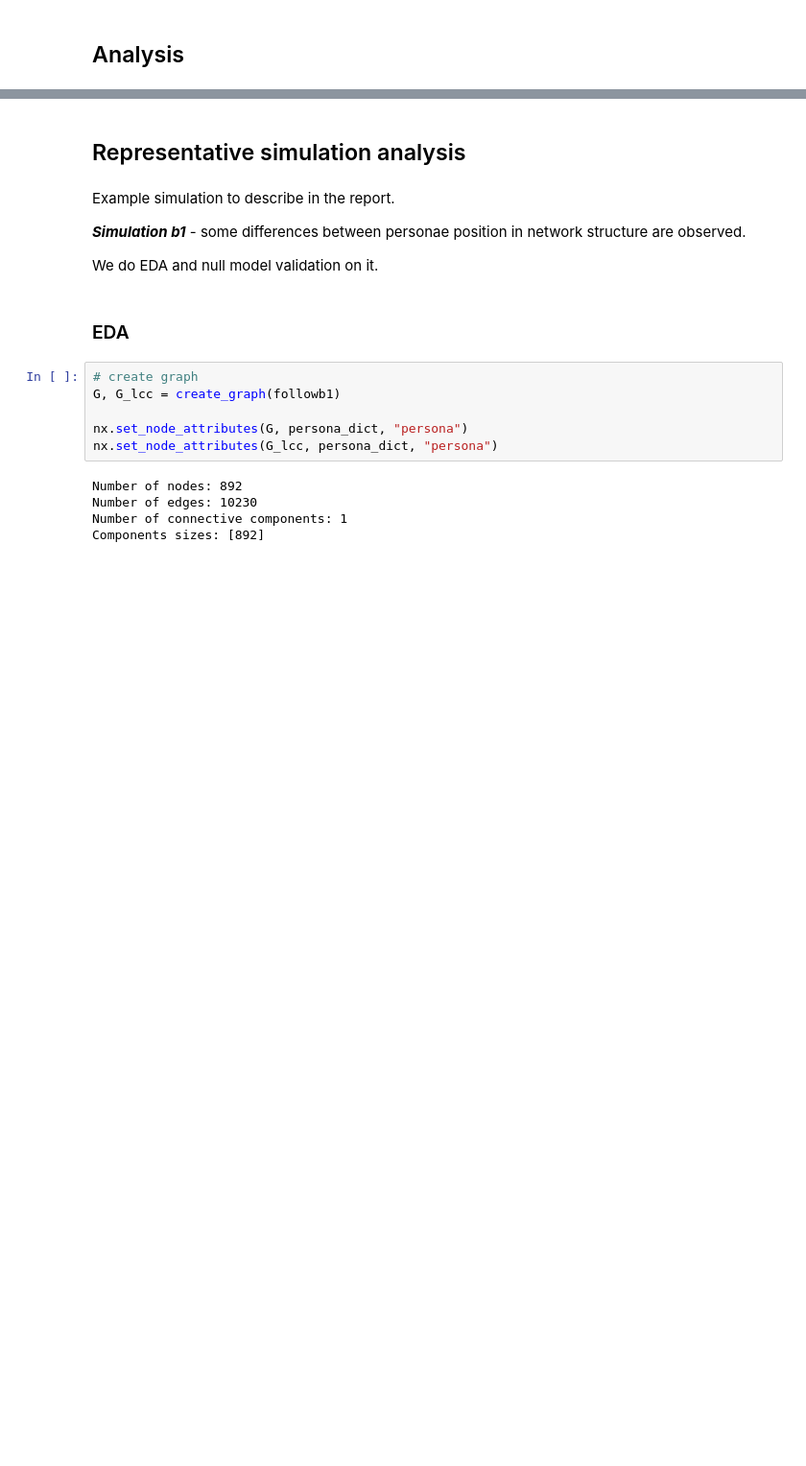
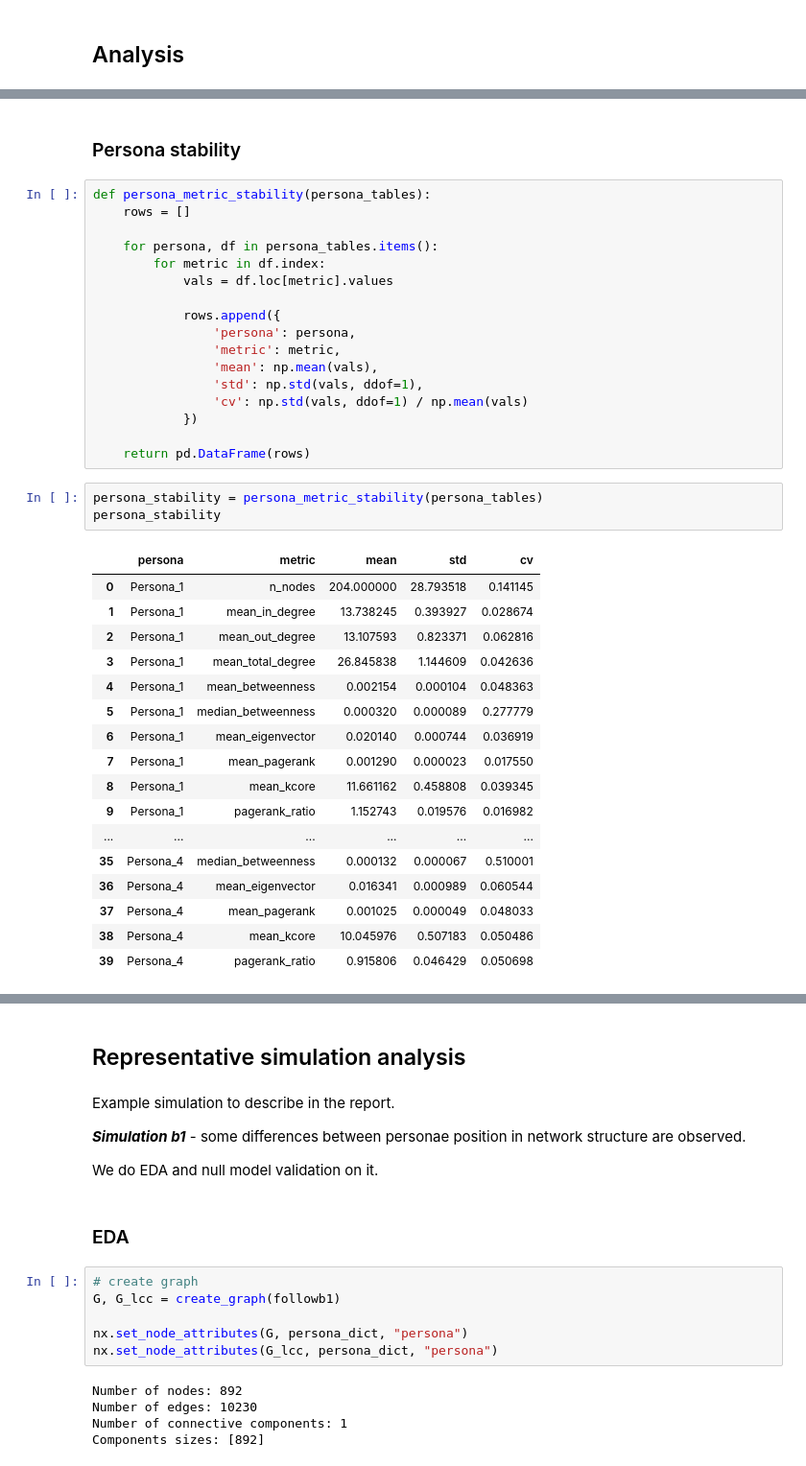
Before and after one commit to MagdalenaWilk/Personality-Driven_Behaviour_in_Synthetic_Social_Networks, a Jupyter notebook: analysis_set_1.ipynb, the cells around one changed output, grey strips where cells are left out. Shown at 96% size. Saved outputs shown, nothing was run; the diff lists cells and outputs as text; blank space fills up the shorter version.

```diff
--- a/analysis_set_1.ipynb
+++ b/analysis_set_1.ipynb
@@ -542,0 +593,40 @@ tab = tab.reset_index()
+# %% [markdown]
+### Persona stability
+# %%
+def persona_metric_stability(persona_tables):
+    rows = []
+
+    for persona, df in persona_tables.items():
+        for metric in df.index:
+            vals = df.loc[metric].values
+
+            rows.append({
+                'persona': persona,
+                'metric': metric,
+                'mean': np.mean(vals),
+                'std': np.std(vals, ddof=1),
+                'cv': np.std(vals, ddof=1) / np.mean(vals)
+            })
+
+    return pd.DataFrame(rows)
+# %%
+persona_stability = persona_metric_stability(persona_tables)
+persona_stability
+# %% [output]
+|  | persona | metric | mean | std | cv |
+| 0 | Persona_1 | n_nodes | 204.000000 | 28.793518 | 0.141145 |
+| 1 | Persona_1 | mean_in_degree | 13.738245 | 0.393927 | 0.028674 |
+| 2 | Persona_1 | mean_out_degree | 13.107593 | 0.823371 | 0.062816 |
+| 3 | Persona_1 | mean_total_degree | 26.845838 | 1.144609 | 0.042636 |
+| 4 | Persona_1 | mean_betweenness | 0.002154 | 0.000104 | 0.048363 |
+| 5 | Persona_1 | median_betweenness | 0.000320 | 0.000089 | 0.277779 |
+| 6 | Persona_1 | mean_eigenvector | 0.020140 | 0.000744 | 0.036919 |
+| 7 | Persona_1 | mean_pagerank | 0.001290 | 0.000023 | 0.017550 |
+| 8 | Persona_1 | mean_kcore | 11.661162 | 0.458808 | 0.039345 |
+| 9 | Persona_1 | pagerank_ratio | 1.152743 | 0.019576 | 0.016982 |
+| ... | ... | ... | ... | ... | ... |
+| 35 | Persona_4 | median_betweenness | 0.000132 | 0.000067 | 0.510001 |
+| 36 | Persona_4 | mean_eigenvector | 0.016341 | 0.000989 | 0.060544 |
+| 37 | Persona_4 | mean_pagerank | 0.001025 | 0.000049 | 0.048033 |
+| 38 | Persona_4 | mean_kcore | 10.045976 | 0.507183 | 0.050486 |
+| 39 | Persona_4 | pagerank_ratio | 0.915806 | 0.046429 | 0.050698 |
```
Also changed, not shown: parts of 34 cells of this notebook.
